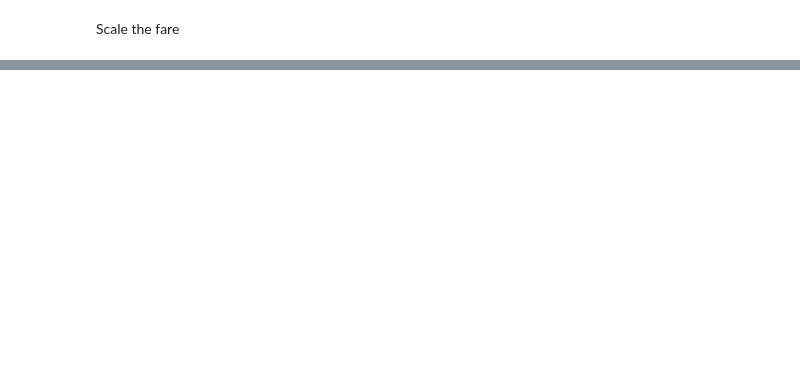
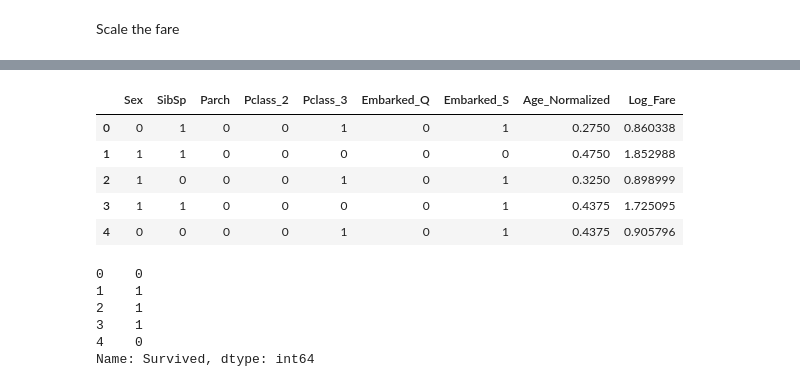
Before and after one commit to devshafi/Practical-DL, a Jupyter notebook: lesson3/titanic_survivor.ipynb, the cells around one changed output, grey strips where cells are left out. Drawn from its saved outputs; the diff is of its cells as text; code cells hidden in the pictures; blank space fills up the shorter version.

```diff
--- a/lesson3/titanic_survivor.ipynb
+++ b/lesson3/titanic_survivor.ipynb
@@ -185,0 +216,22 @@ df.head(10)
+# %%
+# Separate feature(X) and target (y)
+X = df.drop(['Survived','Age','Fare'], axis=1,)
+y = df['Survived']
+# %%
+X.head()
+# %% [output]
+|  | Sex | SibSp | Parch | Pclass_2 | Pclass_3 | Embarked_Q | Embarked_S | Age_Normalized | Log_Fare |
+| 0 | 0 | 1 | 0 | 0 | 1 | 0 | 1 | 0.2750 | 0.860338 |
+| 1 | 1 | 1 | 0 | 0 | 0 | 0 | 0 | 0.4750 | 1.852988 |
+| 2 | 1 | 0 | 0 | 0 | 1 | 0 | 1 | 0.3250 | 0.898999 |
+| 3 | 1 | 1 | 0 | 0 | 0 | 0 | 1 | 0.4375 | 1.725095 |
+| 4 | 0 | 0 | 0 | 0 | 1 | 0 | 1 | 0.4375 | 0.905796 |
+# %%
+y.head()
+# %% [output]
+0    0
+1    1
+2    1
+3    1
+4    0
+Name: Survived, dtype: int64
```
Also changed, not shown: parts of 10 cells of this notebook.
